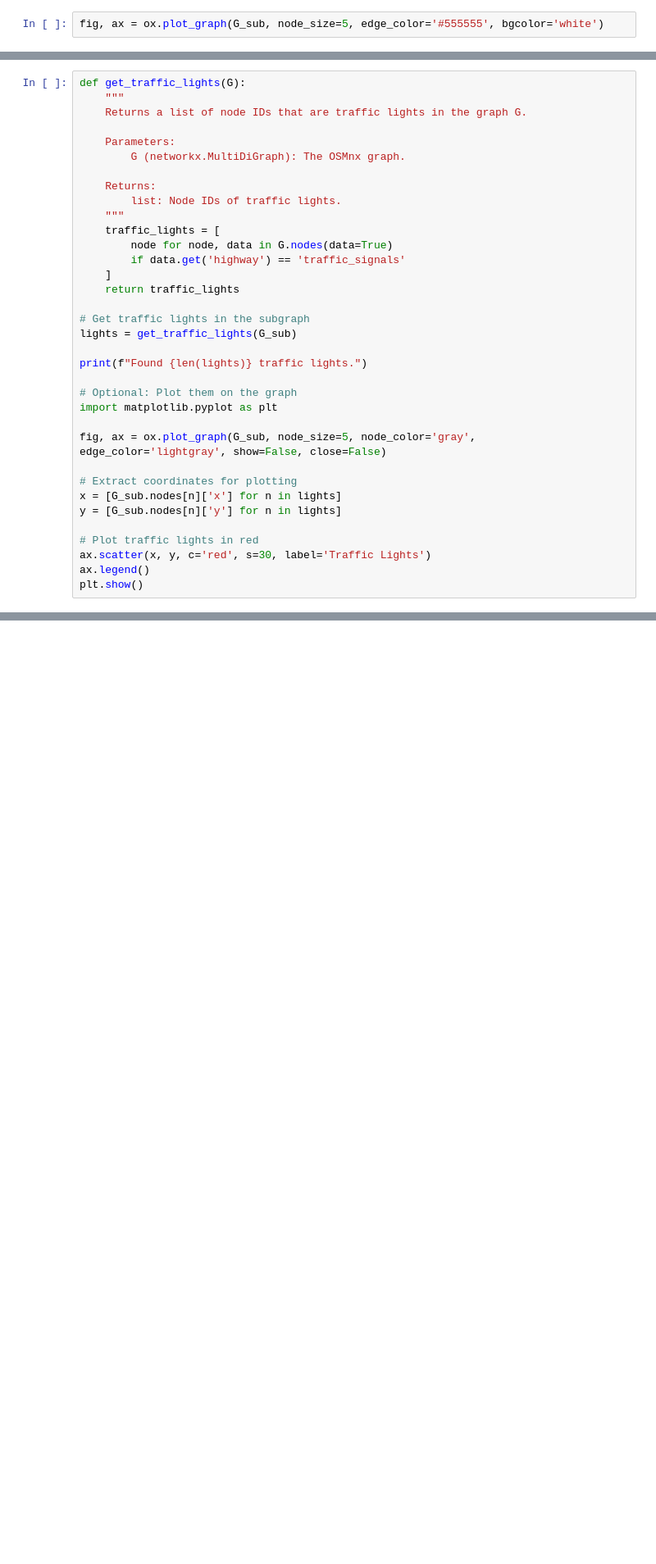
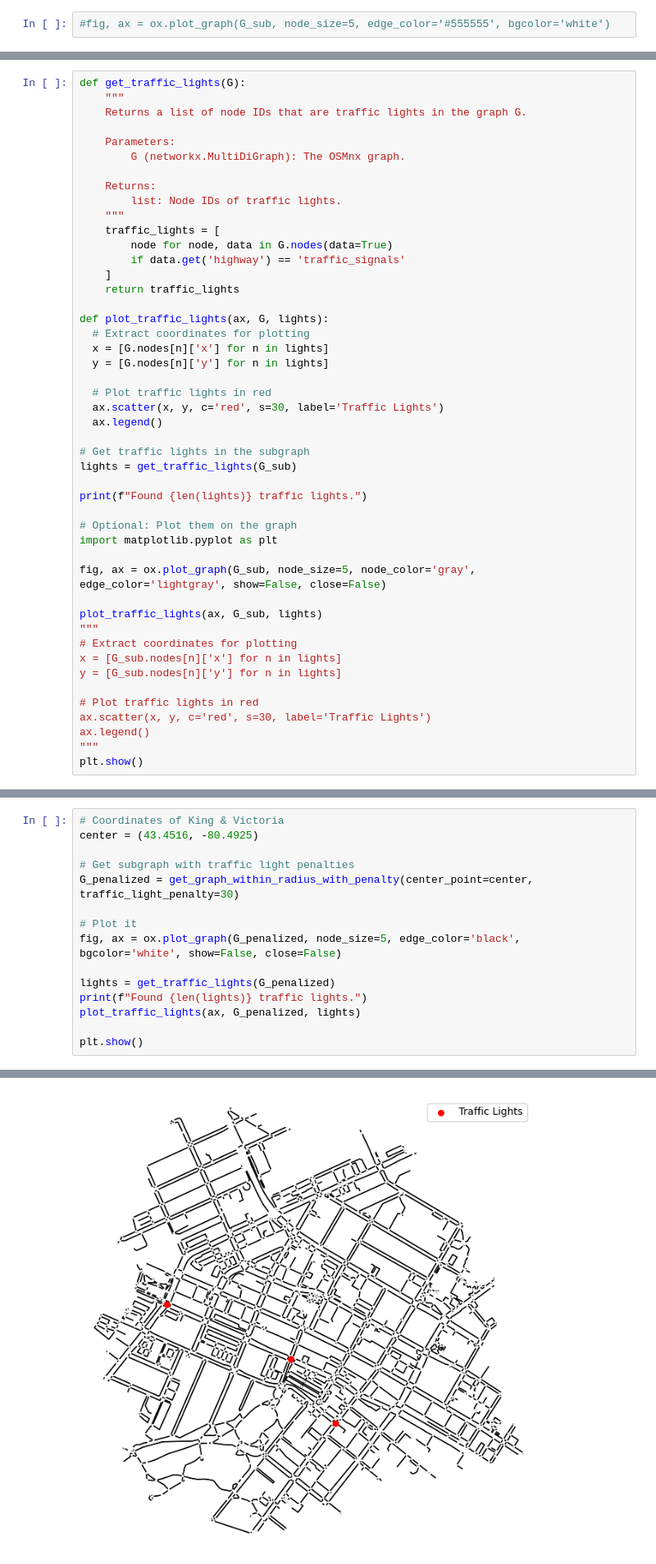
Before and after one commit to mbells/active_transport_ds, a Jupyter notebook: map_analysis/City_walkability.ipynb, the cells around one changed output, grey strips where cells are left out. Shown at 82% size. Cells and saved outputs as stored; diff of their text form; blank space fills up the shorter version.

```diff
--- a/map_analysis/City_walkability.ipynb
+++ b/map_analysis/City_walkability.ipynb
@@ -90,5 +87,5 @@ ox.plot_graph(G_sub, node_size=5, edge_color='black', bgcolor='white')
 # %%
-fig, ax = ox.plot_graph(G_sub, node_size=5, edge_color='#555555', bgcolor='white')
+#fig, ax = ox.plot_graph(G_sub, node_size=5, edge_color='#555555', bgcolor='white')
 # %% [output]
 [figure]
 # %%
@@ -108,6 +105,15 @@ def get_traffic_lights(G):
     ]
     return traffic_lights
 
+def plot_traffic_lights(ax, G, lights):
+  # Extract coordinates for plotting
+  x = [G.nodes[n]['x'] for n in lights]
+  y = [G.nodes[n]['y'] for n in lights]
+
+  # Plot traffic lights in red
+  ax.scatter(x, y, c='red', s=30, label='Traffic Lights')
+  ax.legend()
+
 # Get traffic lights in the subgraph
 lights = get_traffic_lights(G_sub)
 
@@ -118,6 +124,8 @@ import matplotlib.pyplot as plt
 
 fig, ax = ox.plot_graph(G_sub, node_size=5, node_color='gray', edge_color='lightgray', show=False, close=False)
 
+plot_traffic_lights(ax, G_sub, lights)
+"""
 # Extract coordinates for plotting
 x = [G_sub.nodes[n]['x'] for n in lights]
 y = [G_sub.nodes[n]['y'] for n in lights]
@@ -125,6 +133,7 @@ y = [G_sub.nodes[n]['y'] for n in lights]
 # Plot traffic lights in red
 ax.scatter(x, y, c='red', s=30, label='Traffic Lights')
 ax.legend()
+"""
 plt.show()
 # %% [output]
 Found 3 traffic lights.
@@ -131,0 +192,16 @@ Found 3 traffic lights.
+# %%
+# Coordinates of King & Victoria
+center = (43.4516, -80.4925)
+
+# Get subgraph with traffic light penalties
+G_penalized = get_graph_within_radius_with_penalty(center_point=center, traffic_light_penalty=30)
+
+# Plot it
+fig, ax = ox.plot_graph(G_penalized, node_size=5, edge_color='black', bgcolor='white', show=False, close=False)
+
+lights = get_traffic_lights(G_penalized)
+print(f"Found {len(lights)} traffic lights.")
+plot_traffic_lights(ax, G_penalized, lights)
+
+plt.show()
+# %% [output]
@@ -131,0 +209 @@ Found 3 traffic lights.
+[figure, added]
```
Also changed, not shown: parts of 5 cells of this notebook.
